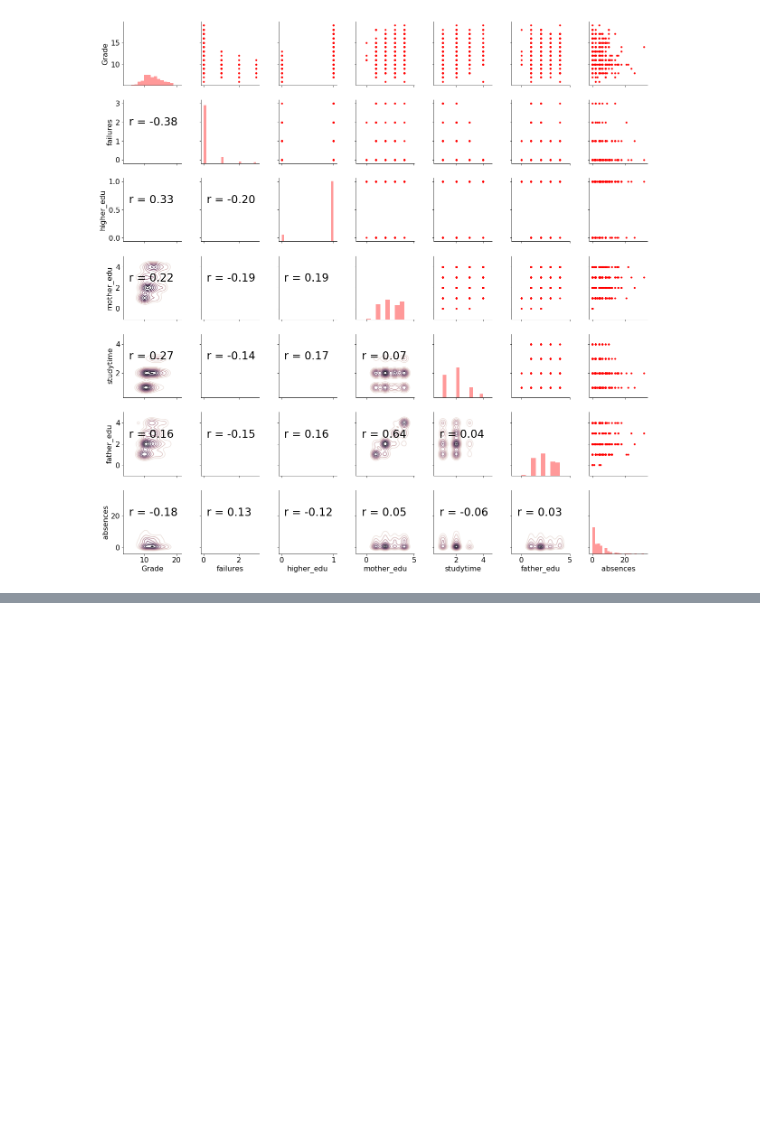
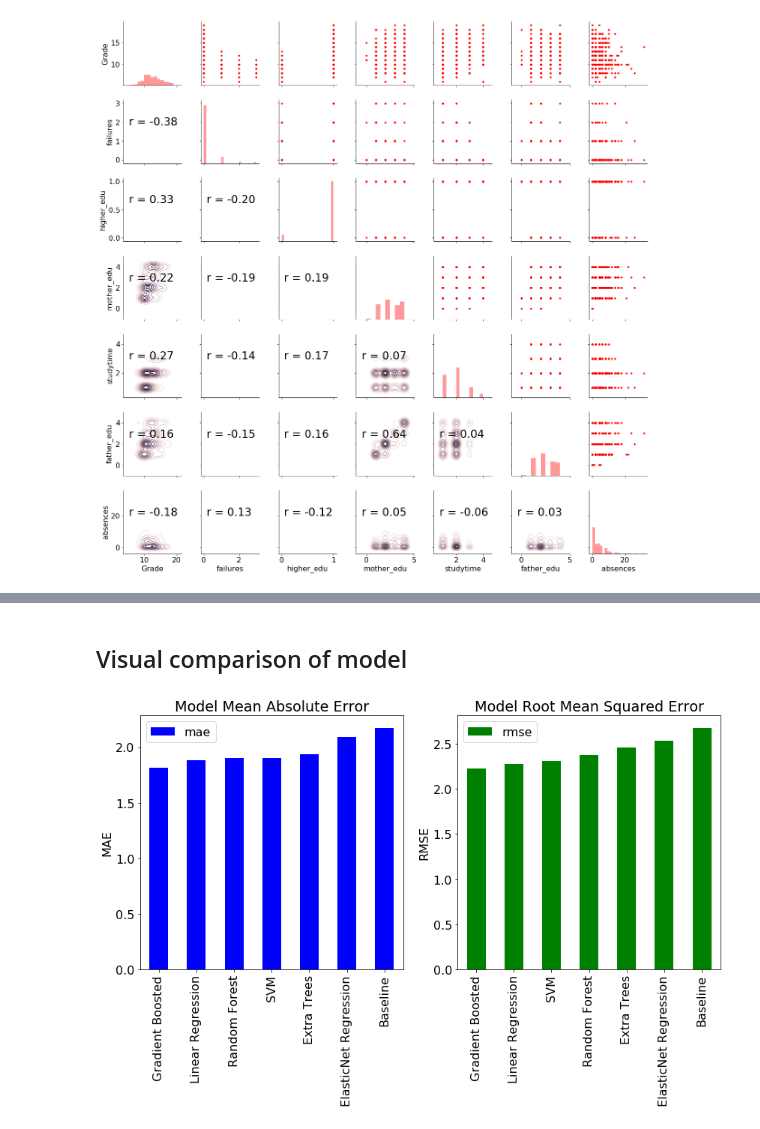
Before and after one commit to BonifasiusAnggara/Predicting-Student-Grades-with-BayesianLR, a Jupyter notebook: Predicting_Student_Grades_with_BayesianLR.ipynb, the cells around one changed output, grey strips where cells are left out. Drawn from its saved outputs; the diff is of its cells as text; code cells hidden in the pictures; blank space fills up the shorter version.

```diff
--- a/Predicting_Student_Grades_with_BayesianLR.ipynb
+++ b/Predicting_Student_Grades_with_BayesianLR.ipynb
@@ -411,0 +520,21 @@ g.map_lower(corrfunc);
+# %%
+results = evaluate(X_train, X_test, y_train, y_test)
+# %% [markdown]
+## Visual comparison of model
+# %%
+figsize(12, 8)
+matplotlib.rcParams['font.size'] = 16
+
+# Root mean squared error
+ax = plt.subplot(1, 2, 1)
+results.sort_values('mae', ascending = True).plot.bar(y = 'mae', color = 'b', ax = ax)
+plt.title('Model Mean Absolute Error'); plt.ylabel('MAE');
+
+# Median Absolute precentage error
+ax = plt.subplot(1, 2, 2)
+results.sort_values('rmse', ascending = True).plot.bar(y = 'rmse', color = 'g', ax = ax)
+plt.title('Model Root Mean Squared Error'); plt.ylabel('RMSE');
+
+plt.tight_layout()
+# %% [output]
+[figure, added]
```
Also changed, not shown: parts of 17 cells of this notebook.
